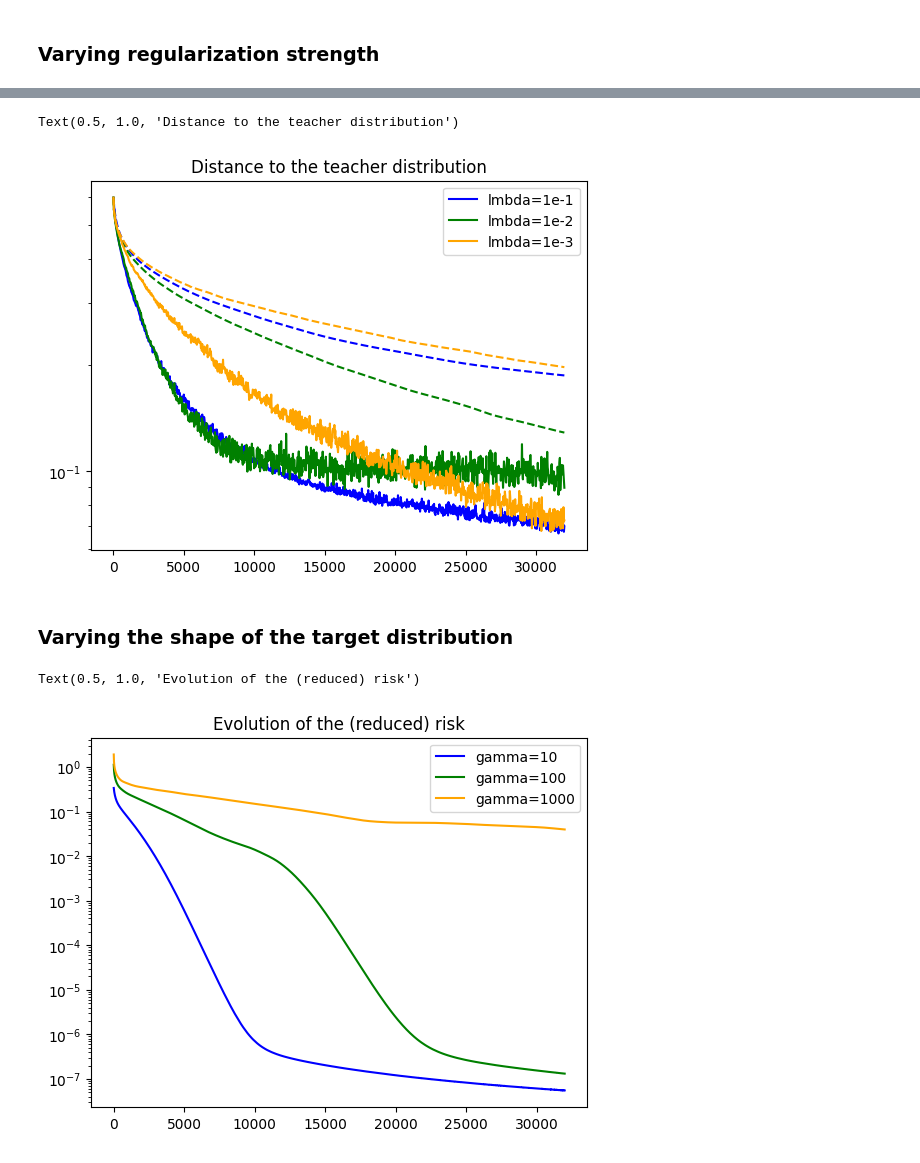
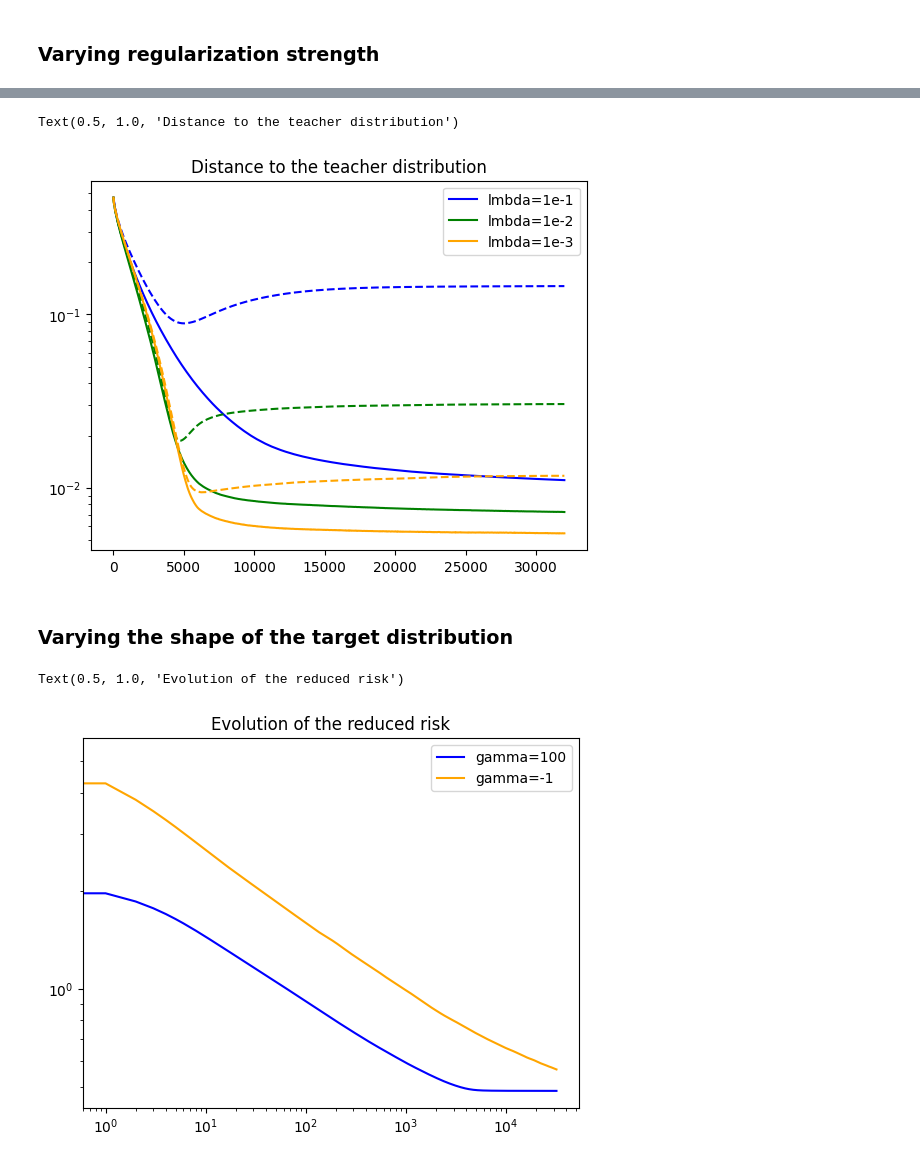
Before and after one commit to rbarboni/VarPro, a Jupyter notebook: Results_convolution.ipynb, the cells around one changed output, grey strips where cells are left out. Drawn from its saved outputs; the diff is of its cells as text; code cells hidden in the pictures.

Commit message:
convolution

```diff
--- a/Results_convolution.ipynb
+++ b/Results_convolution.ipynb
@@ -13,18 +13,18 @@ seed_list = [0, 1, 2, 3, 4, 5]
 # %% [markdown]
 ### Varying width
 # %%
-width_list = [128, 256, 512, 1024]
-color_dict = {128: 'blue', 256: 'green', 512: 'orange', 1024: 'red'}
+width_list = [32, 128, 512, 1024]
+color_dict = {32: 'blue', 128: 'green', 512: 'orange', 1024: 'red'}
 # %%
 dict = {}
 dict_unbiased = {}
 
 for seed in tqdm(seed_list):
     for width in width_list:
-        path = f'VarPro_convolution_2d/results/width{width:.0f}_lmbda-2.0_gamma100.0_N4096_ts-10.0_seed{seed:.0f}.pkl.gz'
+        path = f'VarPro_convolution_2d/results/width{width:.0f}_lmbda-3.0_gamma100.0_N4096_ts-10.0_seed{seed:.0f}.pkl.gz'
         with gzip.open(path, 'rb') as f:
             dict[(seed, width)] = pickle.load(f)
-        path_unbiased = f'VarPro_convolution_2d_unbiased/results/width{width:.0f}_lmbda-2.0_gamma100.0_N4096_ts-10.0_seed{seed:.0f}.pkl.gz'
+        path_unbiased = f'VarPro_convolution_2d_unbiased/results/width{width:.0f}_lmbda-3.0_gamma100.0_N4096_ts-10.0_seed{seed:.0f}.pkl.gz'
         with gzip.open(path_unbiased, 'rb') as f:
             dict_unbiased[(seed, width)] = pickle.load(f)
 # %%
@@ -145,25 +145,36 @@ plt.yscale('log')
 plt.title('Distance to the teacher distribution')
 # %% [output]
 Text(0.5, 1.0, 'Distance to the teacher distribution')
-[figure, old version]
+[figure, new version]
 # %% [markdown]
 ### Varying the shape of the target distribution
 # %%
-gamma_list = [10, 100, 1000]
-color_dict = {10: 'blue', 100: 'green', 1000: 'orange'}
+gamma_list = [100, -1]
+color_dict = {100: 'blue', -1: 'orange'}
 # %%
 dict = {}
+dict_unbiased = {}
 
-for gamma in gamma_list:
-    path = f'VarPro_ReLU_1d_unbiased/results/width1024_lmbda-3.0_gamma{gamma:.1f}_N4096_ts-10.0_seed0.pkl.gz'
-    with gzip.open(path, 'rb') as f:
-        dict[gamma] = pickle.load(f)
+for seed in tqdm(seed_list):
+    for gamma in gamma_list:
+        path = f'VarPro_convolution_2d/results/width1024_lmbda-2.0_gamma{gamma:.1f}_N4096_ts-10.0_seed{seed:.0f}.pkl.gz'
+        with gzip.open(path, 'rb') as f:
+            dict[(seed, gamma)] = pickle.load(f)
+        path_unbiased = f'VarPro_convolution_2d_unbiased/results/width1024_lmbda-2.0_gamma{gamma:.1f}_N4096_ts-10.0_seed{seed:.0f}.pkl.gz'
+        with gzip.open(path_unbiased, 'rb') as f:
+            dict_unbiased[(seed, gamma)] = pickle.load(f)
 # %%
 for gamma in gamma_list:
-    plt.plot(dict[gamma]['loss_list'], color=color_dict[gamma], label=f'gamma={gamma}')
+    res = np.zeros(32000)
+    for seed in seed_list:
+        res += np.array(dict[(seed, gamma)]['loss_list'])
+    res /= len(seed_list)
+    plt.plot(res, color=color_dict[gamma], label=f'gamma={gamma}')
+    #plt.plot(dict[gamma]['loss_list'], color=color_dict[gamma], label=f'gamma={gamma}')
 plt.legend()
 plt.yscale('log')
-plt.title('Evolution of the (reduced) risk')
+plt.xscale('log')
+plt.title('Evolution of the reduced risk')
 # %% [output]
-Text(0.5, 1.0, 'Evolution of the (reduced) risk')
+Text(0.5, 1.0, 'Evolution of the reduced risk')
-[figure, old version]
+[figure, new version]
```
Also changed, not shown: parts of 10 cells of this notebook, 1 other file.
